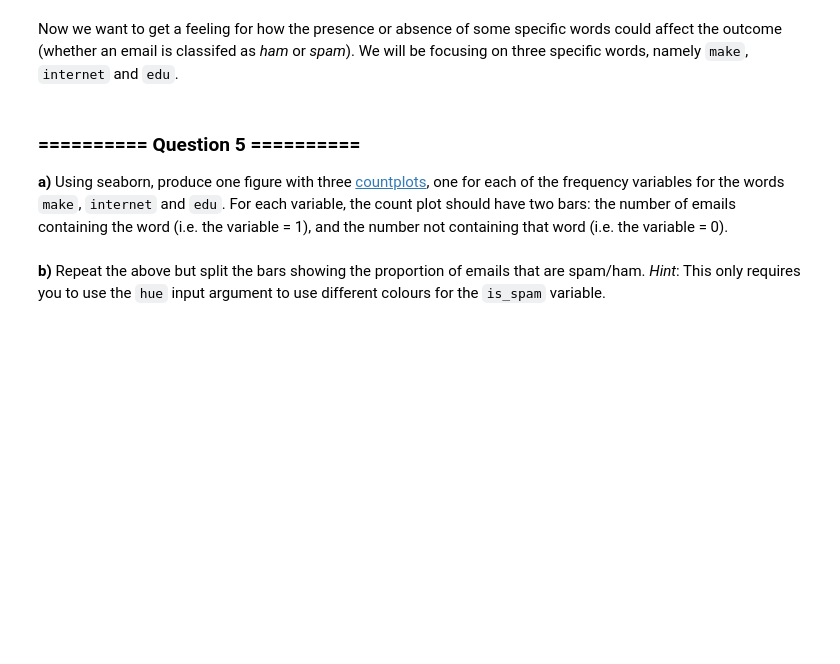
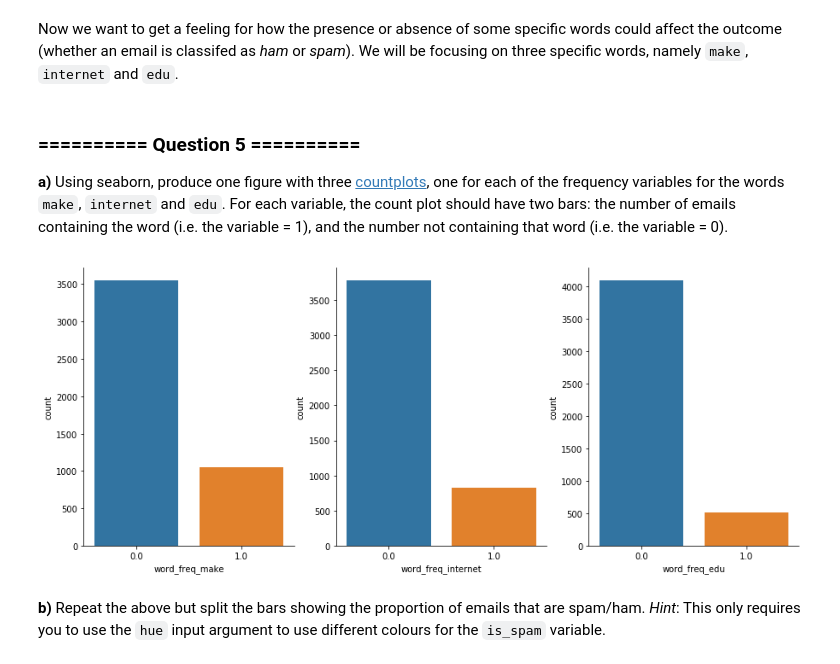
Before and after one commit to JMaio/iaml2018, a Jupyter notebook: Labs/01 - Analysis and Visualisation.ipynb, the cells around one changed output. Cells and saved outputs as stored; diff of their text form; code cells hidden in the pictures; blank space fills up the shorter version.

```diff
--- a/Labs/01 - Analysis and Visualisation.ipynb
+++ b/Labs/01 - Analysis and Visualisation.ipynb
@@ -165,2 +168,4 @@ outputs:
+# %%
+spambase_binary = spambase.copy()
 # %% [markdown]
 **b)** Convert all attributes in `spambase_binary` to Boolean values: 1 if the word or character is present in the email, or 0 otherwise.
@@ -169,2 +172,4 @@ outputs:
+# %%
+spambase_binary[spambase_binary > 0] = 1
 # %% [markdown]
 **c)** Display the 5 last observations of the transformed dataset.
@@ -183,3 +194,13 @@ Now we want to get a feeling for how the presence or absence of some specific wo
+# %%
+# Set up the matplotlib figure
+f, axes = plt.subplots(1, 3, figsize=(15, 6), sharex=True)
+sns.despine()
+sns.countplot(spambase_binary['word_freq_make'], ax=axes[0])
+sns.countplot(spambase_binary['word_freq_internet'], ax=axes[1])
+sns.countplot(spambase_binary['word_freq_edu'], ax=axes[2])
+plt.show()
+# %% [output]
+[figure, added]
 # %% [markdown]
 **b)** Repeat the above but split the bars showing the proportion of emails that are spam/ham. *Hint*: This only requires you to use the `hue` input argument to use different colours for the `is_spam` variable.
 # %%
```
Also changed, not shown: parts of 7 cells of this notebook.
